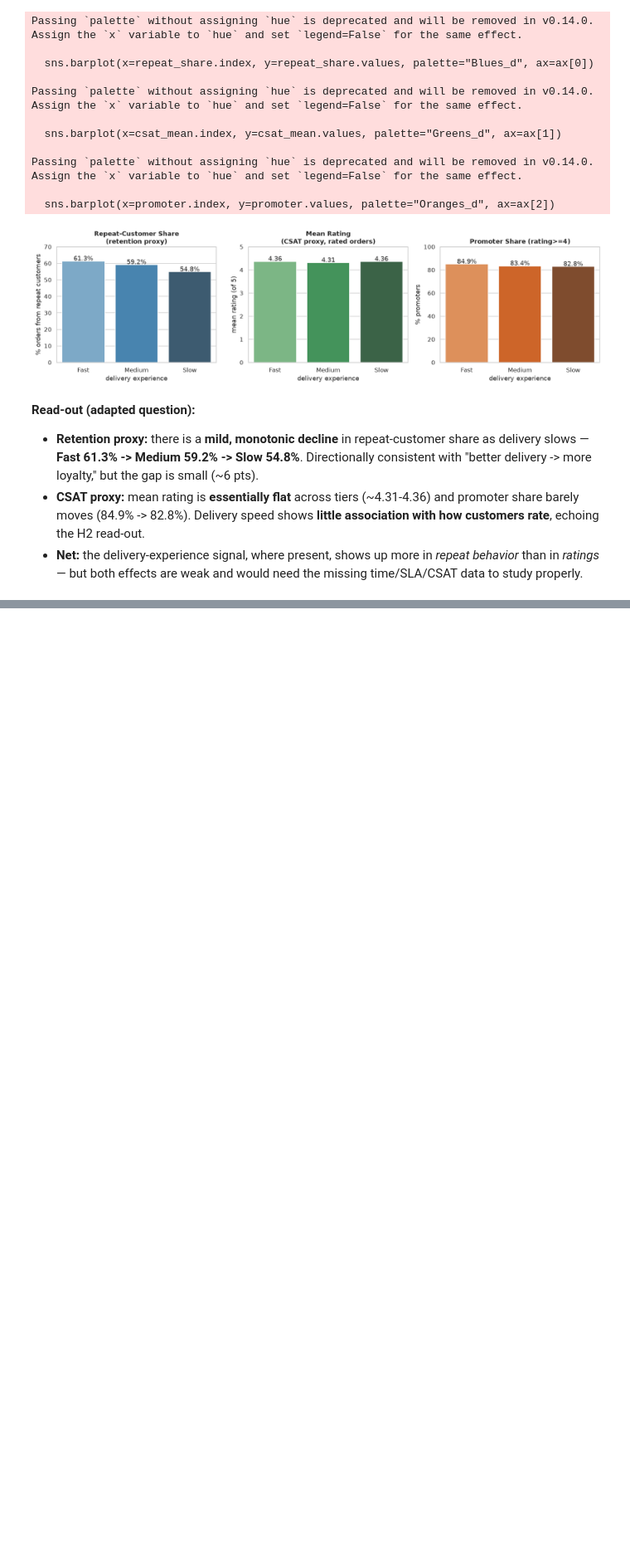
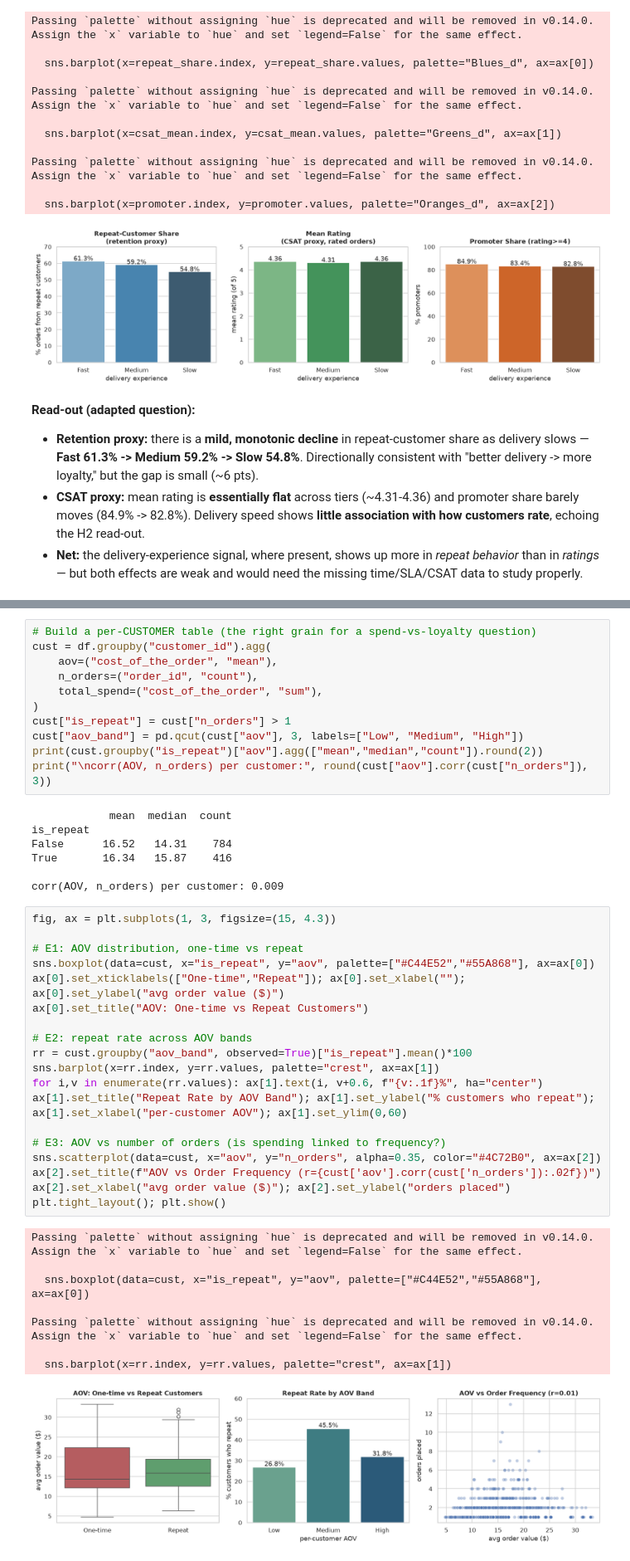
Before and after one commit to dinkycoder/GreatLearning, a Jupyter notebook: notebooks/02_bivariate_analysis.ipynb, the cells around one changed output, grey strips where cells are left out. Shown at 83% size. Cells and saved outputs as stored; diff of their text form; blank space fills up the shorter version.

```diff
--- a/notebooks/02_bivariate_analysis.ipynb
+++ b/notebooks/02_bivariate_analysis.ipynb
@@ -272,0 +289,46 @@ Passing `palette` without assigning `hue` is deprecated and will be removed in v
+# %%
+# Build a per-CUSTOMER table (the right grain for a spend-vs-loyalty question)
+cust = df.groupby("customer_id").agg(
+    aov=("cost_of_the_order", "mean"),
+    n_orders=("order_id", "count"),
+    total_spend=("cost_of_the_order", "sum"),
+)
+cust["is_repeat"] = cust["n_orders"] > 1
+cust["aov_band"] = pd.qcut(cust["aov"], 3, labels=["Low", "Medium", "High"])
+print(cust.groupby("is_repeat")["aov"].agg(["mean","median","count"]).round(2))
+print("\ncorr(AOV, n_orders) per customer:", round(cust["aov"].corr(cust["n_orders"]), 3))
+# %% [output]
+            mean  median  count
+is_repeat
+False      16.52   14.31    784
+True       16.34   15.87    416
+
+corr(AOV, n_orders) per customer: 0.009
+# %%
+fig, ax = plt.subplots(1, 3, figsize=(15, 4.3))
+
+# E1: AOV distribution, one-time vs repeat
+sns.boxplot(data=cust, x="is_repeat", y="aov", palette=["#C44E52","#55A868"], ax=ax[0])
+ax[0].set_xticklabels(["One-time","Repeat"]); ax[0].set_xlabel(""); ax[0].set_ylabel("avg order value ($)")
+ax[0].set_title("AOV: One-time vs Repeat Customers")
+
+# E2: repeat rate across AOV bands
+rr = cust.groupby("aov_band", observed=True)["is_repeat"].mean()*100
+sns.barplot(x=rr.index, y=rr.values, palette="crest", ax=ax[1])
+for i,v in enumerate(rr.values): ax[1].text(i, v+0.6, f"{v:.1f}%", ha="center")
+ax[1].set_title("Repeat Rate by AOV Band"); ax[1].set_ylabel("% customers who repeat"); ax[1].set_xlabel("per-customer AOV"); ax[1].set_ylim(0,60)
+
+# E3: AOV vs number of orders (is spending linked to frequency?)
+sns.scatterplot(data=cust, x="aov", y="n_orders", alpha=0.35, color="#4C72B0", ax=ax[2])
+ax[2].set_title(f"AOV vs Order Frequency (r={cust['aov'].corr(cust['n_orders']):.02f})")
+ax[2].set_xlabel("avg order value ($)"); ax[2].set_ylabel("orders placed")
+plt.tight_layout(); plt.show()
+# %% [output]
+Passing `palette` without assigning `hue` is deprecated and will be removed in v0.14.0. Assign the `x` variable to `hue` and set `legend=False` for the same effect.
+
+  sns.boxplot(data=cust, x="is_repeat", y="aov", palette=["#C44E52","#55A868"], ax=ax[0])
+
+Passing `palette` without assigning `hue` is deprecated and will be removed in v0.14.0. Assign the `x` variable to `hue` and set `legend=False` for the same effect.
+
+  sns.barplot(x=rr.index, y=rr.values, palette="crest", ax=ax[1])
+[figure, added]
```
Also changed, not shown: parts of 2 cells of this notebook.
